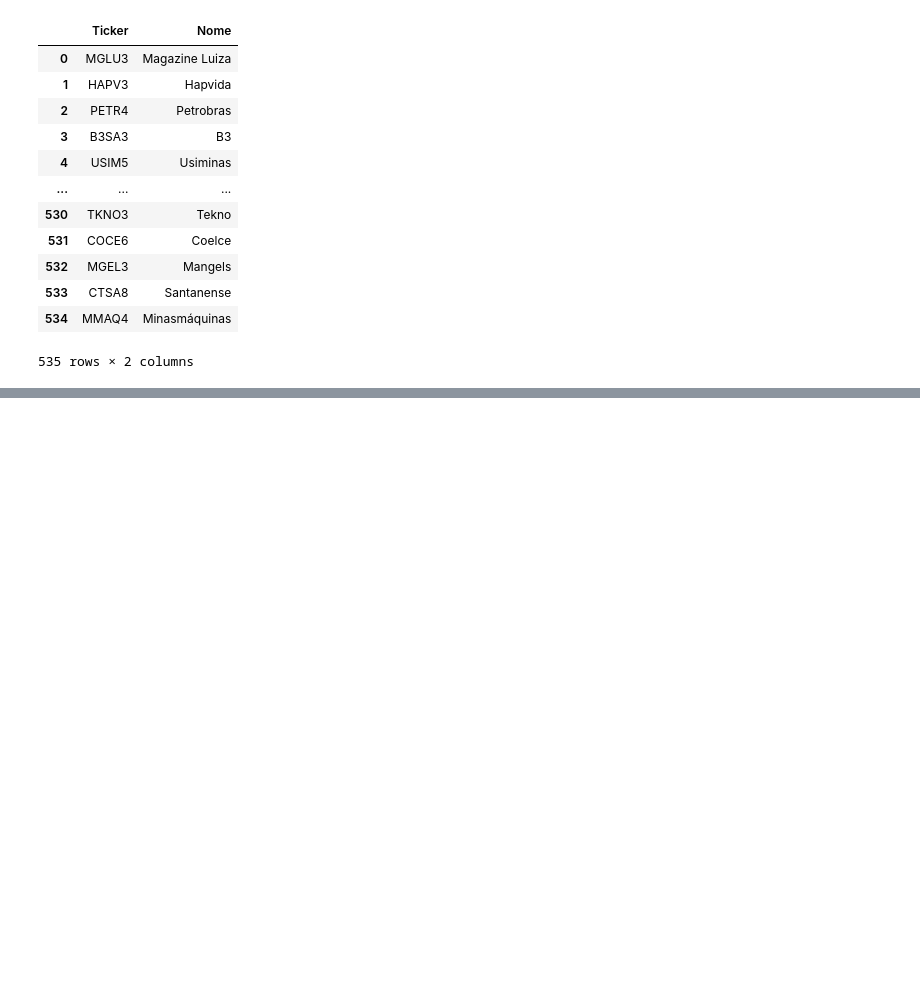
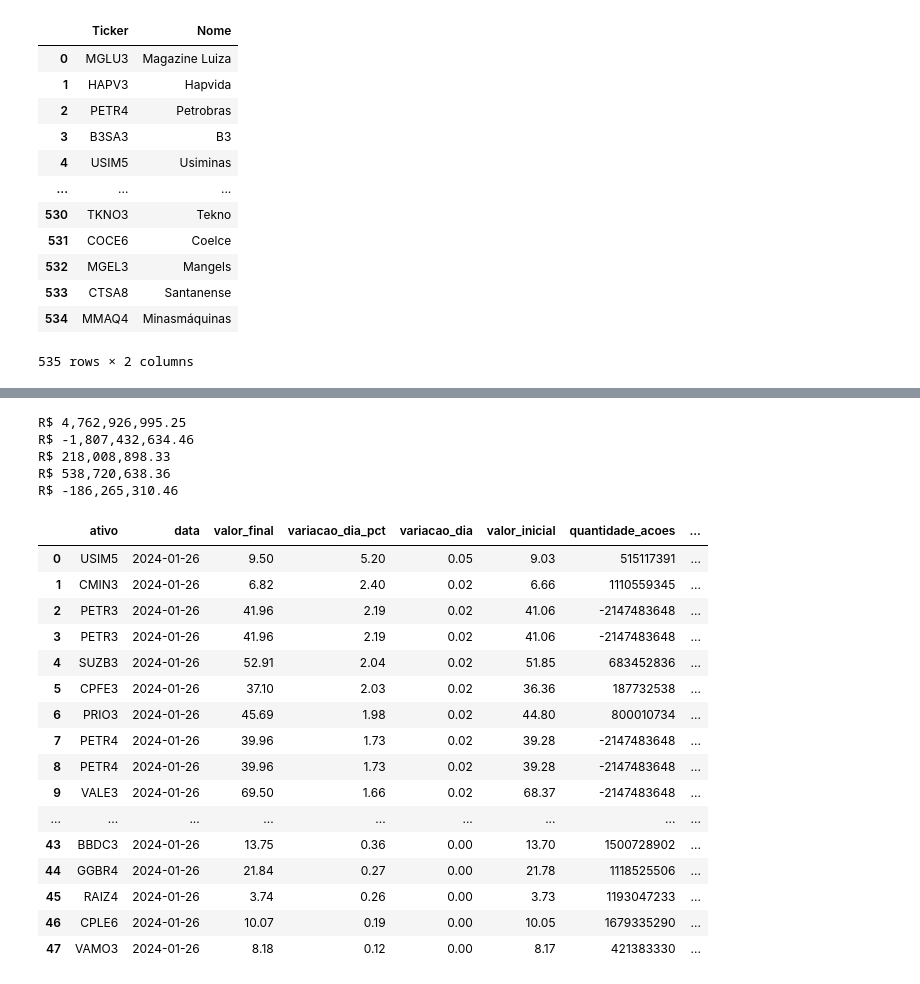
Before and after one commit to tiagor87/imersao-python, a Jupyter notebook: main.ipynb, the cells around one changed output, grey strips where cells are left out. Cells and saved outputs as stored; diff of their text form; code cells hidden in the pictures; blank space fills up the shorter version.

```diff
--- a/main.ipynb
+++ b/main.ipynb
@@ -92,0 +231,4 @@ df_ticker
+# %%
+df_principal_normal = df_principal_normal.merge(df_ticker, left_on='ativo', right_on='Ticker', how='left').copy()
+df_principal_normal = df_principal_normal.drop(columns='Ticker').rename(columns={'Nome': 'nome'}).copy()
+df_principal_normal
@@ -92,0 +249,4 @@ df_ticker
+# %%
+df_principal_normal = df_principal_normal.merge(df_chatgpt, left_on='nome', right_on='Nome da empresa', how='left').copy()
+df_principal_normal = df_principal_normal.drop(columns=['Nome da empresa']).rename(columns={'Segmento': 'segmento', 'Fundação': 'ano_fundacao', 'Idade (anos)': 'idade'}).copy()
+df_principal_normal
@@ -92,0 +267,10 @@ df_ticker
+# %%
+def map_faixa_etaria(idade):
+    if (idade > 100):
+        return 'Maior que 100 anos'
+    if (idade > 50):
+        return 'Entre 50 e 100 anos'
+    return 'Menor que 50 anos'
+# %%
+df_principal_normal['faixa_etaria'] = df_principal_normal['idade'].apply(map_faixa_etaria).copy()
+df_principal_normal
@@ -92,0 +291,39 @@ df_ticker
+# %%
+maior = df_principal_normal['variacao_dia_valor'].max()
+menor = df_principal_normal['variacao_dia_valor'].min()
+media = df_principal_normal['variacao_dia_valor'].mean()
+media_subiu = df_principal_normal[df_principal_normal['resultado_dia'] == 'Subiu']['variacao_dia_valor'].mean()
+media_desceu = df_principal_normal[df_principal_normal['resultado_dia'] == 'Desceu']['variacao_dia_valor'].mean()
+
+print(f"R$ {maior:,.2f}")
+print(f"R$ {menor:,.2f}")
+print(f"R$ {media:,.2f}")
+print(f"R$ {media_subiu:,.2f}")
+print(f"R$ {media_desceu:,.2f}")
+# %% [output]
+R$ 4,762,926,995.25
+R$ -1,807,432,634.46
+R$ 218,008,898.33
+R$ 538,720,638.36
+R$ -186,265,310.46
+# %%
+df_principal_subiu = df_principal_normal[df_principal_normal['resultado_dia'] == 'Subiu'].copy()
+df_principal_subiu
+# %% [output]
+|  | ativo | data | valor_final | variacao_dia_pct | variacao_dia | valor_inicial | quantidade_acoes | ... |
+| 0 | USIM5 | 2024-01-26 | 9.50 | 5.20 | 0.05 | 9.03 | 515117391 | ... |
+| 1 | CMIN3 | 2024-01-26 | 6.82 | 2.40 | 0.02 | 6.66 | 1110559345 | ... |
+| 2 | PETR3 | 2024-01-26 | 41.96 | 2.19 | 0.02 | 41.06 | -2147483648 | ... |
+| 3 | PETR3 | 2024-01-26 | 41.96 | 2.19 | 0.02 | 41.06 | -2147483648 | ... |
+| 4 | SUZB3 | 2024-01-26 | 52.91 | 2.04 | 0.02 | 51.85 | 683452836 | ... |
+| 5 | CPFE3 | 2024-01-26 | 37.10 | 2.03 | 0.02 | 36.36 | 187732538 | ... |
+| 6 | PRIO3 | 2024-01-26 | 45.69 | 1.98 | 0.02 | 44.80 | 800010734 | ... |
+| 7 | PETR4 | 2024-01-26 | 39.96 | 1.73 | 0.02 | 39.28 | -2147483648 | ... |
+| 8 | PETR4 | 2024-01-26 | 39.96 | 1.73 | 0.02 | 39.28 | -2147483648 | ... |
+| 9 | VALE3 | 2024-01-26 | 69.50 | 1.66 | 0.02 | 68.37 | -2147483648 | ... |
+| ... | ... | ... | ... | ... | ... | ... | ... | ... |
+| 43 | BBDC3 | 2024-01-26 | 13.75 | 0.36 | 0.00 | 13.70 | 1500728902 | ... |
+| 44 | GGBR4 | 2024-01-26 | 21.84 | 0.27 | 0.00 | 21.78 | 1118525506 | ... |
+| 45 | RAIZ4 | 2024-01-26 | 3.74 | 0.26 | 0.00 | 3.73 | 1193047233 | ... |
+| 46 | CPLE6 | 2024-01-26 | 10.07 | 0.19 | 0.00 | 10.05 | 1679335290 | ... |
+| 47 | VAMO3 | 2024-01-26 | 8.18 | 0.12 | 0.00 | 8.17 | 421383330 | ... |
```
Also changed, not shown: parts of 27 cells of this notebook.
